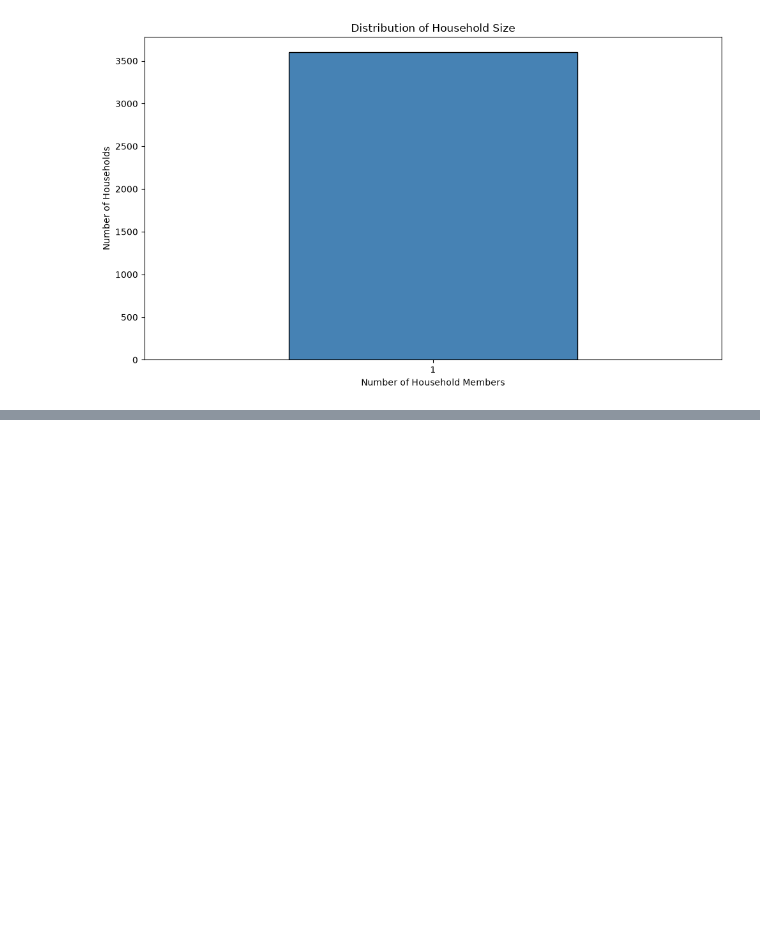
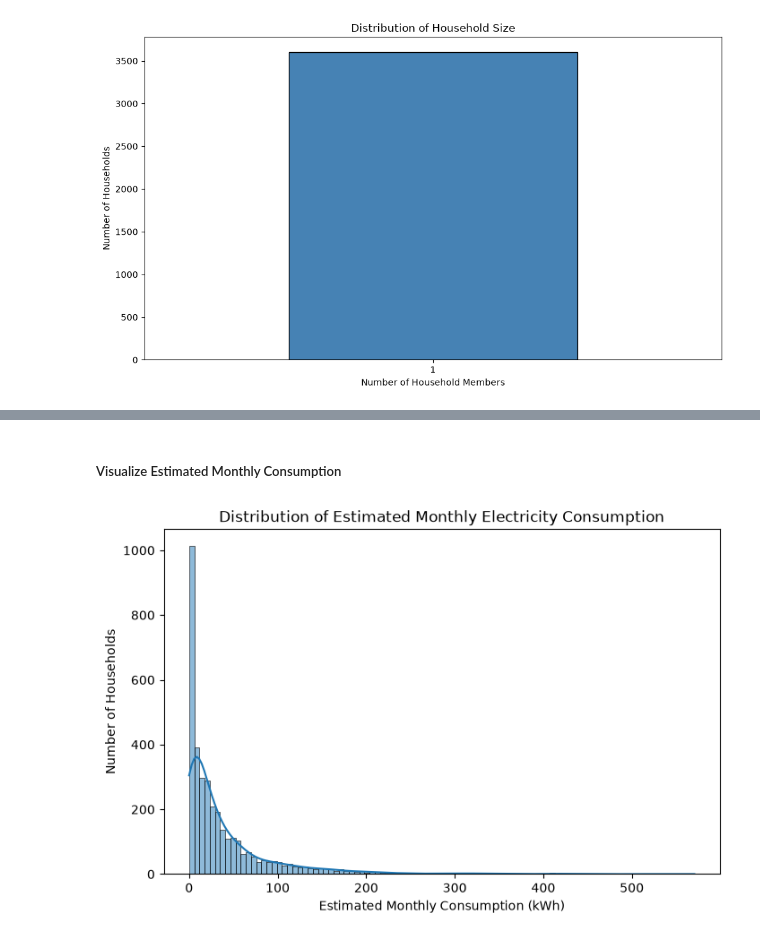
Before and after one commit to Paddyrey/TechCrush-Capstone-Group-11-Project, a Jupyter notebook: notebooks/Data_preparation.ipynb, the cells around one changed output, grey strips where cells are left out. Drawn from its saved outputs; the diff is of its cells as text; code cells hidden in the pictures; blank space fills up the shorter version.

```diff
--- a/notebooks/Data_preparation.ipynb
+++ b/notebooks/Data_preparation.ipynb
@@ -292,0 +834,6 @@ Name: count, dtype: int64
+# %%
+# Create a Helper Function for Monthly kWh
+
+def calculate_monthly_kwh(count, wattage, daily_hours):
+    monthly_kwh = (count * wattage * daily_hours * 30) / 1000
+    return monthly_kwh
@@ -292,0 +922,3 @@ Name: count, dtype: int64
+# %%
+# Rename adjusted value as final target
+energy_base_df['estimated_monthly_kwh'] = energy_base_df['estimated_monthly_kwh_adjusted']
@@ -292,0 +927,16 @@ Name: count, dtype: int64
+# %%
+# Step 3I: Create Consumption Category
+
+energy_base_df['consumption_category'] = pd.qcut(
+    energy_base_df['estimated_monthly_kwh'],
+    q=4,
+    labels=[
+        'Low Consumption',
+        'Moderate Consumption',
+        'High Consumption',
+        'Very High Consumption'
+    ],
+    duplicates='drop'
+)
+
+energy_base_df['consumption_category'].value_counts()
@@ -292,0 +1002,20 @@ Name: count, dtype: int64
+# %% [markdown]
+##### Visualize Estimated Monthly Consumption
+# %%
+# Visualize Estimated Monthly kWh
+
+
+plt.figure(figsize=(8, 5))
+
+sns.histplot(
+    energy_base_df['estimated_monthly_kwh'],
+    kde=True
+)
+
+plt.title("Distribution of Estimated Monthly Electricity Consumption")
+plt.xlabel("Estimated Monthly Consumption (kWh)")
+plt.ylabel("Number of Households")
+
+plt.show()
+# %% [output]
+[figure, added]
```
Also changed, not shown: parts of 38 cells of this notebook.
